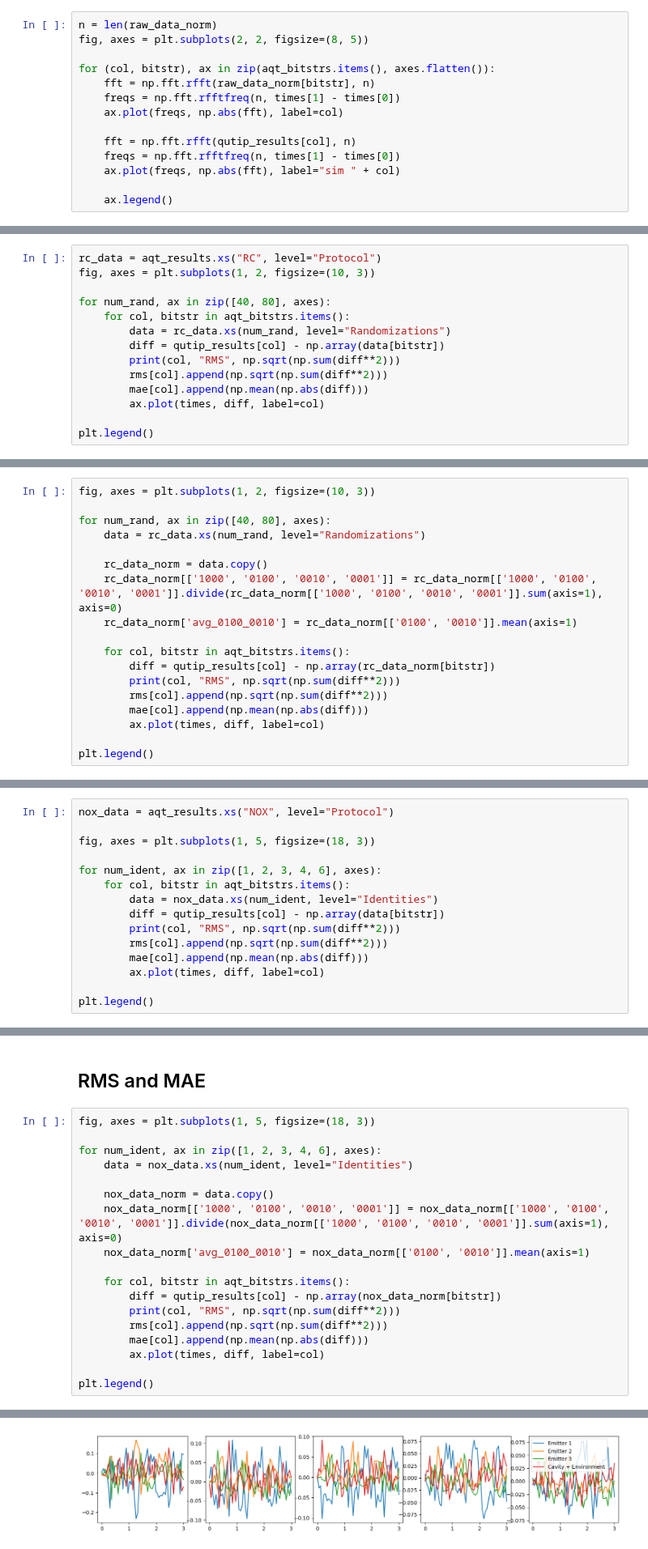
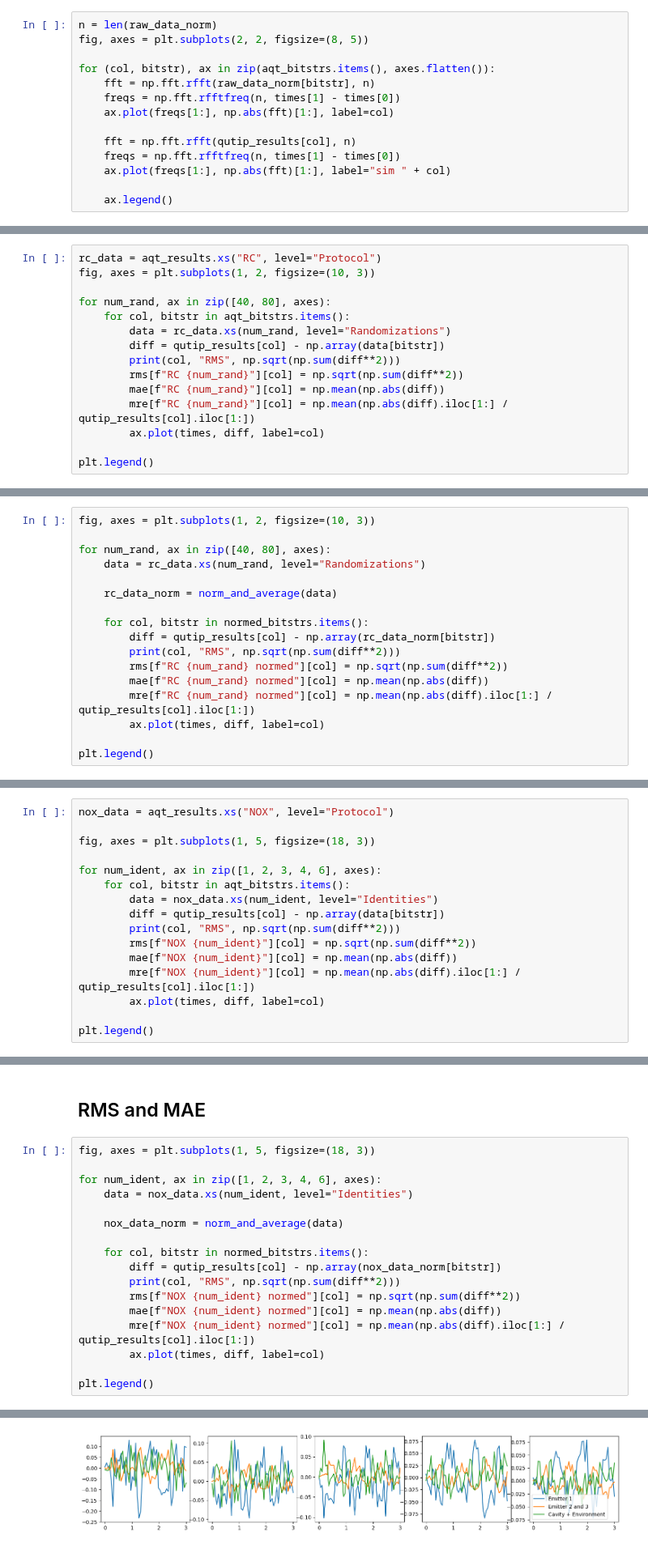
Before and after one commit to radulaski/CQED_quantum_simulation, a Jupyter notebook: data/AQT/aqt_vs_sim.ipynb, the cells around one changed output, grey strips where cells are left out. Shown at 81% size. Cells and saved outputs as stored; diff of their text form.

```diff
--- a/data/AQT/aqt_vs_sim.ipynb
+++ b/data/AQT/aqt_vs_sim.ipynb
@@ -113,11 +173,11 @@ fig, axes = plt.subplots(2, 2, figsize=(8, 5))
 for (col, bitstr), ax in zip(aqt_bitstrs.items(), axes.flatten()):
     fft = np.fft.rfft(raw_data_norm[bitstr], n)
     freqs = np.fft.rfftfreq(n, times[1] - times[0])
-    ax.plot(freqs, np.abs(fft), label=col)
+    ax.plot(freqs[1:], np.abs(fft)[1:], label=col)
 
     fft = np.fft.rfft(qutip_results[col], n)
     freqs = np.fft.rfftfreq(n, times[1] - times[0])
-    ax.plot(freqs, np.abs(fft), label="sim " + col)
+    ax.plot(freqs[1:], np.abs(fft)[1:], label="sim " + col)
 
     ax.legend()
 # %% [output]
@@ -135,8 +195,9 @@ for num_rand, ax in zip([40, 80], axes):
         data = rc_data.xs(num_rand, level="Randomizations")
         diff = qutip_results[col] - np.array(data[bitstr])
         print(col, "RMS", np.sqrt(np.sum(diff**2)))
-        rms[col].append(np.sqrt(np.sum(diff**2)))
-        mae[col].append(np.mean(np.abs(diff)))
+        rms[f"RC {num_rand}"][col] = np.sqrt(np.sum(diff**2))
+        mae[f"RC {num_rand}"][col] = np.mean(np.abs(diff))
+        mre[f"RC {num_rand}"][col] = np.mean(np.abs(diff).iloc[1:] / qutip_results[col].iloc[1:])
         ax.plot(times, diff, label=col)
 
 plt.legend()
@@ -185,15 +246,14 @@ fig, axes = plt.subplots(1, 2, figsize=(10, 3))
 for num_rand, ax in zip([40, 80], axes):
     data = rc_data.xs(num_rand, level="Randomizations")
 
-    rc_data_norm = data.copy()
-    rc_data_norm[['1000', '0100', '0010', '0001']] = rc_data_norm[['1000', '0100', '0010', '0001']].divide(rc_data_norm[['1000', '0100', '0010', '0001']].sum(axis=1), axis=0)
-    rc_data_norm['avg_0100_0010'] = rc_data_norm[['0100', '0010']].mean(axis=1)
+    rc_data_norm = norm_and_average(data)
 
-    for col, bitstr in aqt_bitstrs.items():
+    for col, bitstr in normed_bitstrs.items():
         diff = qutip_results[col] - np.array(rc_data_norm[bitstr])
         print(col, "RMS", np.sqrt(np.sum(diff**2)))
-        rms[col].append(np.sqrt(np.sum(diff**2)))
-        mae[col].append(np.mean(np.abs(diff)))
+        rms[f"RC {num_rand} normed"][col] = np.sqrt(np.sum(diff**2))
+        mae[f"RC {num_rand} normed"][col] = np.mean(np.abs(diff))
+        mre[f"RC {num_rand} normed"][col] = np.mean(np.abs(diff).iloc[1:] / qutip_results[col].iloc[1:])
         ax.plot(times, diff, label=col)
 
 plt.legend()
@@ -246,8 +304,9 @@ for num_ident, ax in zip([1, 2, 3, 4, 6], axes):
         data = nox_data.xs(num_ident, level="Identities")
         diff = qutip_results[col] - np.array(data[bitstr])
         print(col, "RMS", np.sqrt(np.sum(diff**2)))
-        rms[col].append(np.sqrt(np.sum(diff**2)))
-        mae[col].append(np.mean(np.abs(diff)))
+        rms[f"NOX {num_ident}"][col] = np.sqrt(np.sum(diff**2))
+        mae[f"NOX {num_ident}"][col] = np.mean(np.abs(diff))
+        mre[f"NOX {num_ident}"][col] = np.mean(np.abs(diff).iloc[1:] / qutip_results[col].iloc[1:])
         ax.plot(times, diff, label=col)
 
 plt.legend()
@@ -312,15 +371,14 @@ fig, axes = plt.subplots(1, 5, figsize=(18, 3))
 for num_ident, ax in zip([1, 2, 3, 4, 6], axes):
     data = nox_data.xs(num_ident, level="Identities")
 
-    nox_data_norm = data.copy()
-    nox_data_norm[['1000', '0100', '0010', '0001']] = nox_data_norm[['1000', '0100', '0010', '0001']].divide(nox_data_norm[['1000', '0100', '0010', '0001']].sum(axis=1), axis=0)
-    nox_data_norm['avg_0100_0010'] = nox_data_norm[['0100', '0010']].mean(axis=1)
+    nox_data_norm = norm_and_average(data)
 
-    for col, bitstr in aqt_bitstrs.items():
+    for col, bitstr in normed_bitstrs.items():
         diff = qutip_results[col] - np.array(nox_data_norm[bitstr])
         print(col, "RMS", np.sqrt(np.sum(diff**2)))
-        rms[col].append(np.sqrt(np.sum(diff**2)))
-        mae[col].append(np.mean(np.abs(diff)))
+        rms[f"NOX {num_ident} normed"][col] = np.sqrt(np.sum(diff**2))
+        mae[f"NOX {num_ident} normed"][col] = np.mean(np.abs(diff))
+        mre[f"NOX {num_ident} normed"][col] = np.mean(np.abs(diff).iloc[1:] / qutip_results[col].iloc[1:])
         ax.plot(times, diff, label=col)
 
 plt.legend()
@@ -347,6 +400,6 @@ Emitter 3 RMS 0.1705206227607161
 Cavity + Environment RMS 0.15178607502507013
 <matplotlib.legend.Legend at 0x...>
-[figure, old version]
+[figure, new version]
 # %% [markdown]
 ## Fourier
 # %%
```
Also changed, not shown: parts of 31 cells of this notebook, 7 other files.
